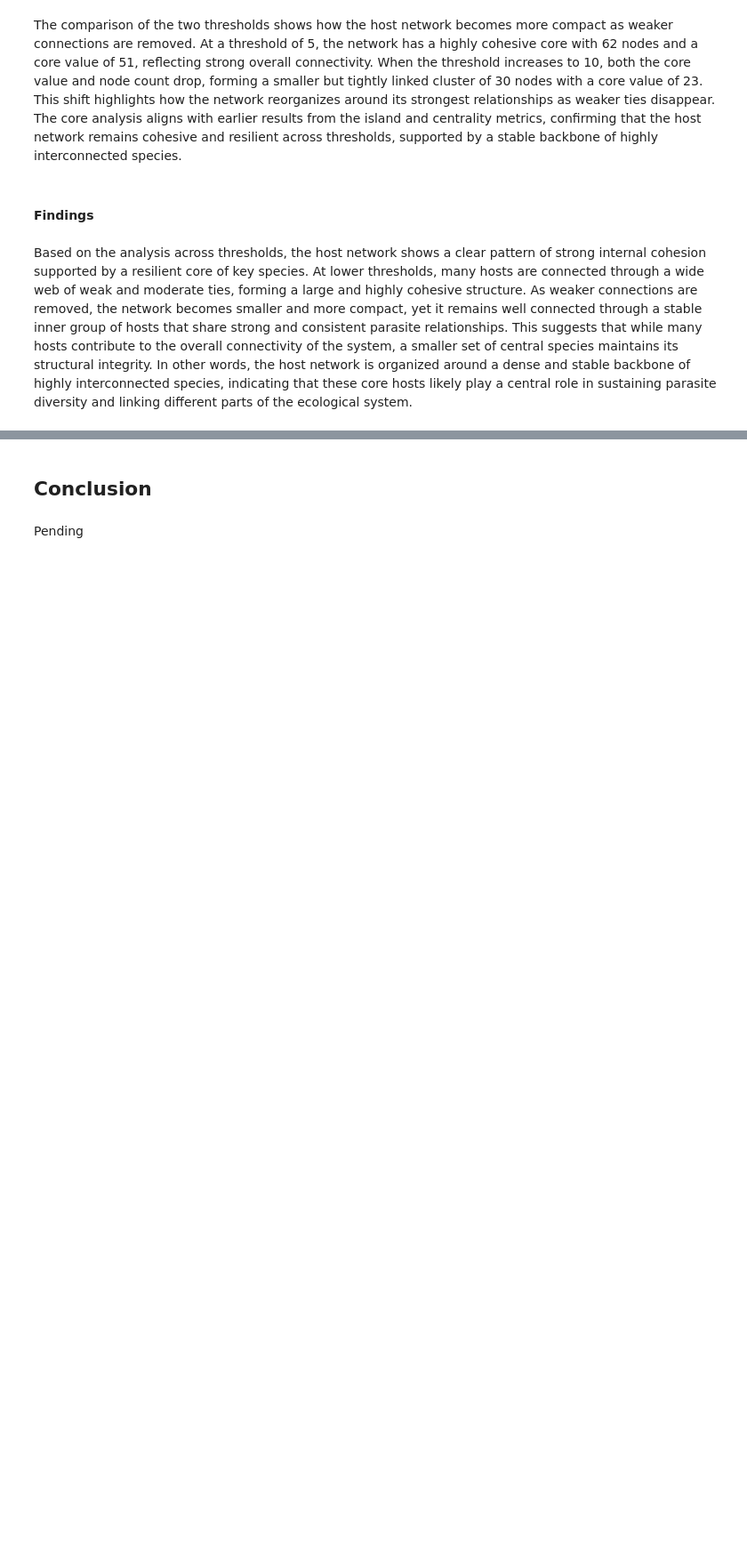
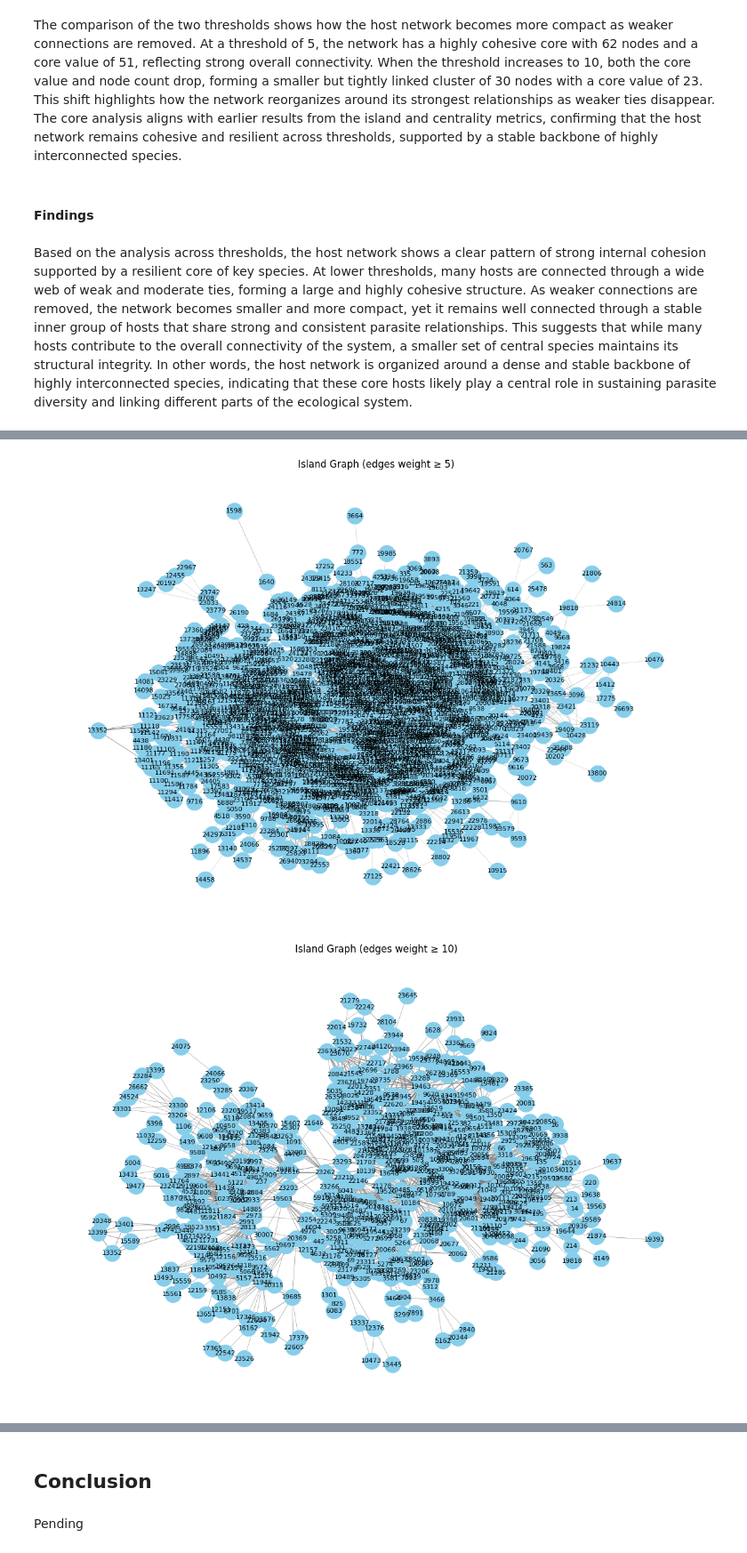
Before and after one commit to Sirwel/Data-620, a Jupyter notebook: project_2/project_2.ipynb, the cells around one changed output, grey strips where cells are left out. Shown at 89% size. Drawn from its saved outputs; the diff is of its cells as text; code cells hidden in the pictures; blank space fills up the shorter version.

```diff
--- a/project_2/project_2.ipynb
+++ b/project_2/project_2.ipynb
@@ -436,0 +550,12 @@ plot_island_evolution(parasite_graph)
+# %%
+parasite_graph_10, parasite_comps10 = get_island_graph_components(parasite_graph, threshold=10, remove_unconnected=True)
+parasite_graph_10_comp = parasite_comps10[0]
+
+parasite_graph_5, parasite_comps5 = get_island_graph_components(parasite_graph, threshold=5, remove_unconnected=True)
+parasite_graph_5_comp = parasite_comps5[0]
+
+plot_island_graph(parasite_comps5[0], 5)
+plot_island_graph(parasite_comps10[0], 10)
+# %% [output]
+[figure, added]
+[figure, added]
```
Also changed, not shown: parts of 23 cells of this notebook.
